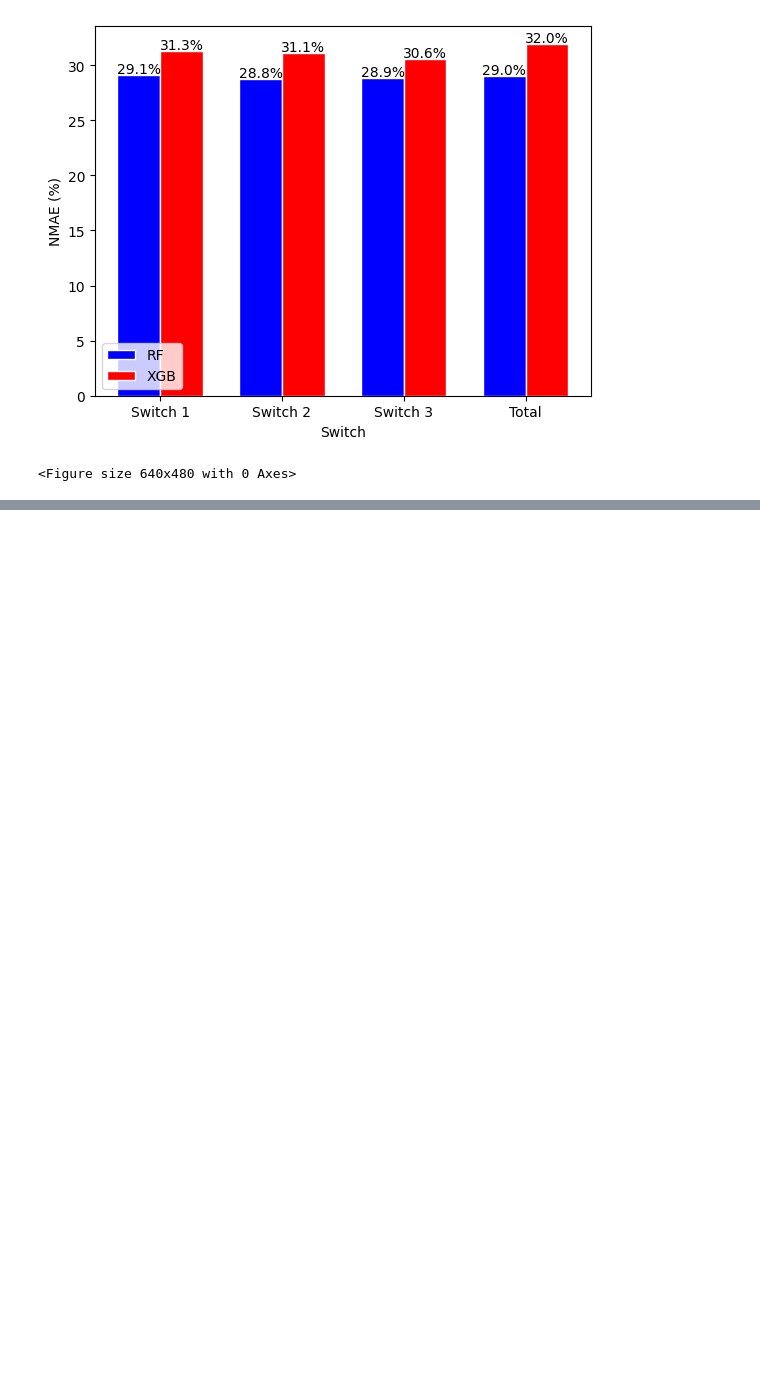
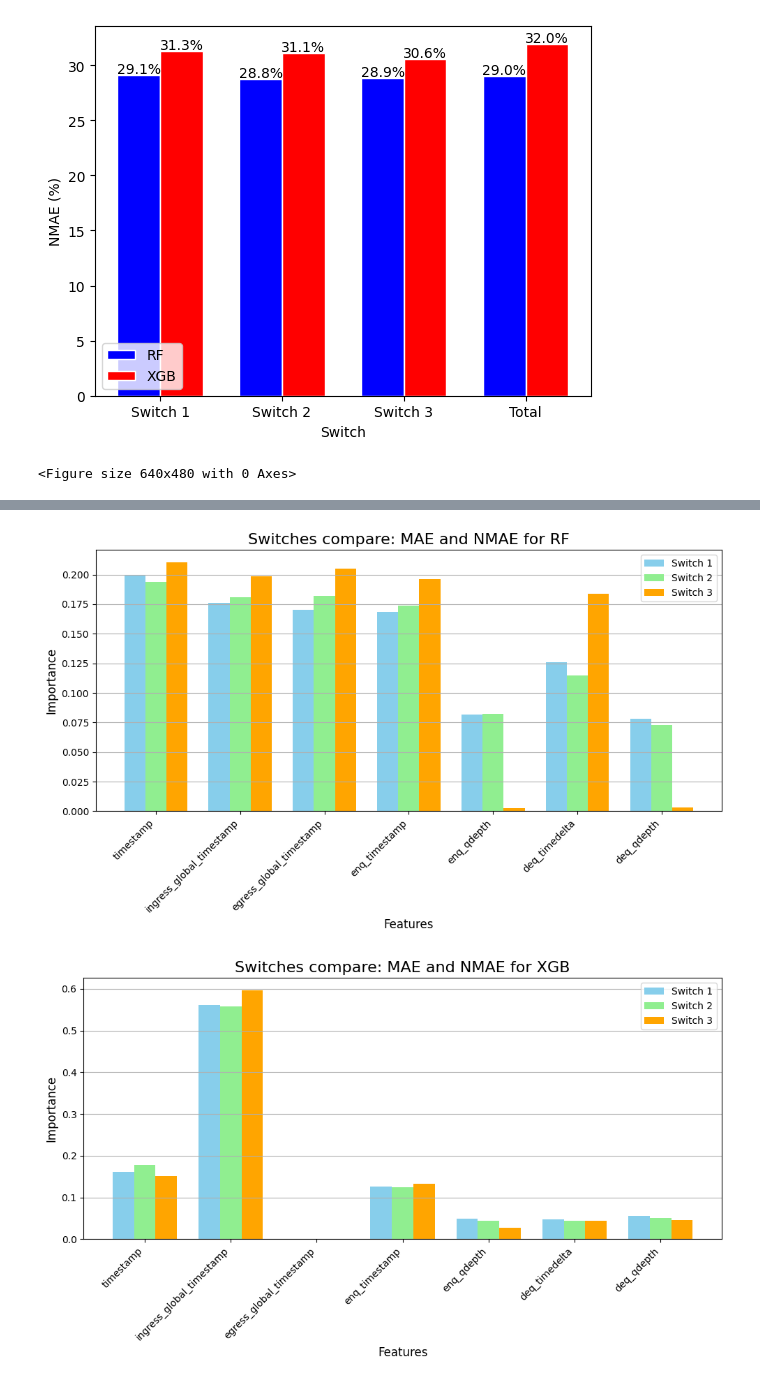
Before and after one commit to lukilme/search-telemetry-service-estimation, a Jupyter notebook: SplitSwithes.ipynb, the cells around one changed output, grey strips where cells are left out. Cells and saved outputs as stored; diff of their text form; code cells hidden in the pictures; blank space fills up the shorter version.

```diff
--- a/SplitSwithes.ipynb
+++ b/SplitSwithes.ipynb
@@ -315,0 +263,38 @@ plt.show()
+# %%
+import numpy as np
+import matplotlib.pyplot as plt
+
+labels = ['timestamp', 'ingress_global_timestamp', 'egress_global_timestamp',
+          'enq_timestamp', 'enq_qdepth', 'deq_timedelta', 'deq_qdepth']
+
+def plot_feature_importance(switch_features, model_name):
+    x = np.arange(len(labels))
+    width = 0.25
+
+    fig, ax = plt.subplots(figsize=(10, 6))
+
+    ax.bar(x - width, switch_features[0], width, label='Switch 1', color='skyblue')
+    ax.bar(x, switch_features[1], width, label='Switch 2', color='lightgreen')
+    ax.bar(x + width, switch_features[2], width, label='Switch 3', color='orange')
+
+    ax.set_xlabel('Features', fontsize=12)
+    ax.set_ylabel('Importance', fontsize=12)
+    ax.set_title(f'Switches compare: MAE and NMAE for {model_name}', fontsize=16)
+
+    ax.set_xticks(x)
+    ax.set_xticklabels(labels, rotation=45, ha='right')
+
+    ax.legend()
+    ax.grid(True, axis='y')
+
+    plt.tight_layout()
+    plt.savefig(f"FeatureImportance_10xenq{model_name}.png", dpi=fig.dpi)
+
+
+plot_feature_importance(feature_importances['RF'], 'RF')
+plot_feature_importance(feature_importances['XGB'], 'XGB')
+
+plt.show()
+# %% [output]
+[figure, added]
+[figure, added]
```
Also changed, not shown: parts of 9 cells of this notebook.
